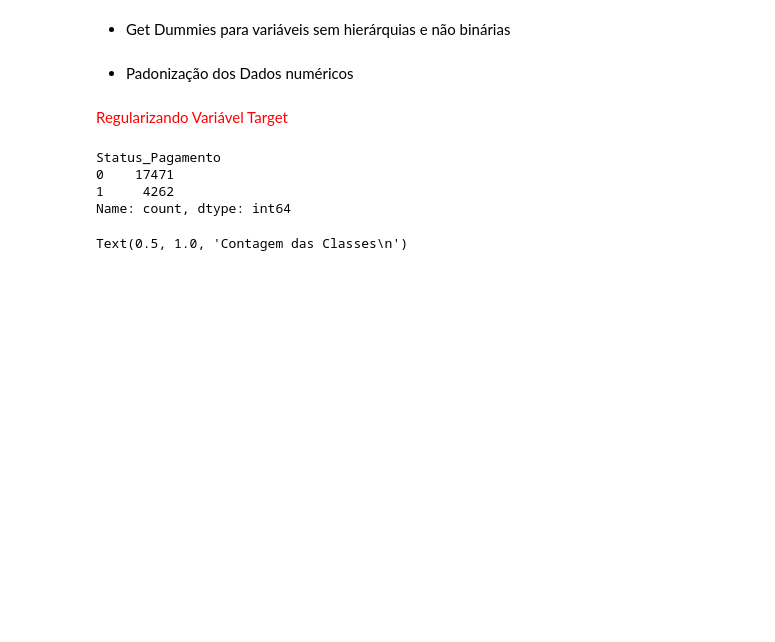
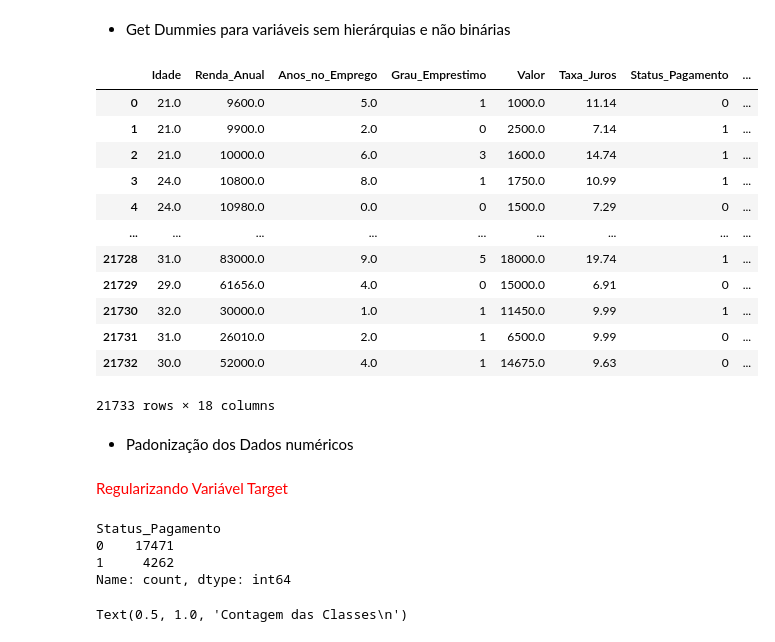
Before and after one commit to alyssonmontovanelli/analise_Risco_Credito, a Jupyter notebook: pre_processing/01_pre_processing_Eng_Atr.ipynb, the cells around one changed output. Drawn from its saved outputs; the diff is of its cells as text; code cells hidden in the pictures; blank space fills up the shorter version.

```diff
--- a/pre_processing/01_pre_processing_Eng_Atr.ipynb
+++ b/pre_processing/01_pre_processing_Eng_Atr.ipynb
@@ -57,5 +62,21 @@ df_processing.sample()
 - Get Dummies para variáveis sem hierárquias e não binárias
 # %%
 df_processing = pd.get_dummies(df_processing, columns=['Tipo_Moradia', 'Motivo_Emprestimo'], drop_first=True)
+# %%
+df_processing
+# %% [output]
+|  | Idade | Renda_Anual | Anos_no_Emprego | Grau_Emprestimo | Valor | Taxa_Juros | Status_Pagamento | ... |
+| 0 | 21.0 | 9600.0 | 5.0 | 1 | 1000.0 | 11.14 | 0 | ... |
+| 1 | 21.0 | 9900.0 | 2.0 | 0 | 2500.0 | 7.14 | 1 | ... |
+| 2 | 21.0 | 10000.0 | 6.0 | 3 | 1600.0 | 14.74 | 1 | ... |
+| 3 | 24.0 | 10800.0 | 8.0 | 1 | 1750.0 | 10.99 | 1 | ... |
+| 4 | 24.0 | 10980.0 | 0.0 | 0 | 1500.0 | 7.29 | 0 | ... |
+| ... | ... | ... | ... | ... | ... | ... | ... | ... |
+| 21728 | 31.0 | 83000.0 | 9.0 | 5 | 18000.0 | 19.74 | 1 | ... |
+| 21729 | 29.0 | 61656.0 | 4.0 | 0 | 15000.0 | 6.91 | 0 | ... |
+| 21730 | 32.0 | 30000.0 | 1.0 | 1 | 11450.0 | 9.99 | 1 | ... |
+| 21731 | 31.0 | 26010.0 | 2.0 | 1 | 6500.0 | 9.99 | 0 | ... |
+| 21732 | 30.0 | 52000.0 | 4.0 | 1 | 14675.0 | 9.63 | 0 | ... |
+21733 rows × 18 columns
 # %%
 # Os dados ficaram no formato True/False - transformar em 0 e 1
```
Also changed, not shown: parts of 3 cells of this notebook, 2 other files.
